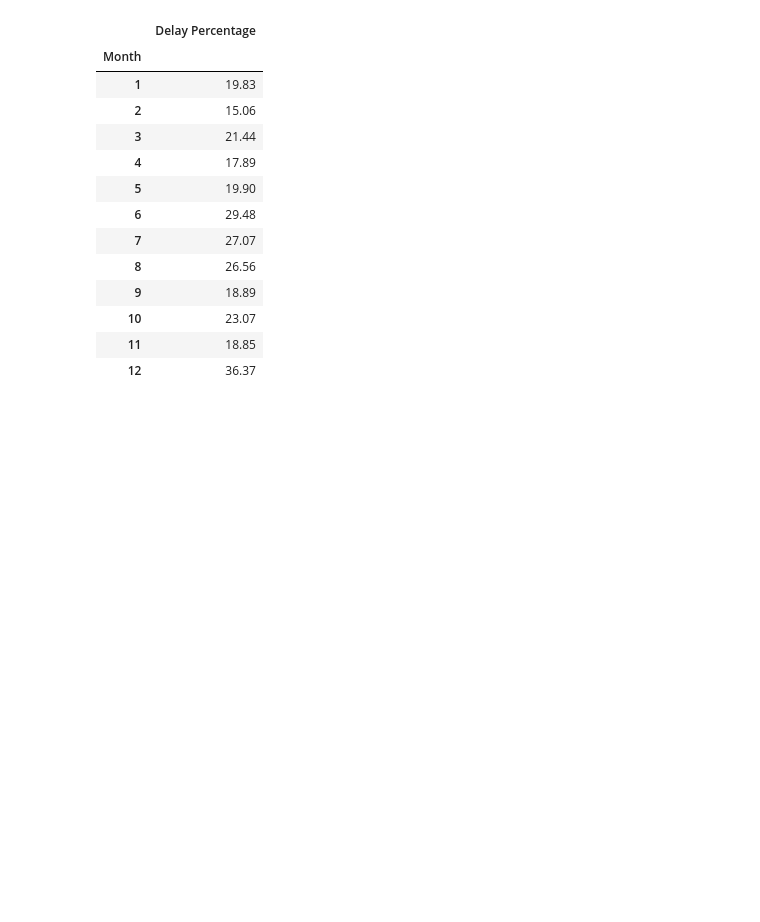
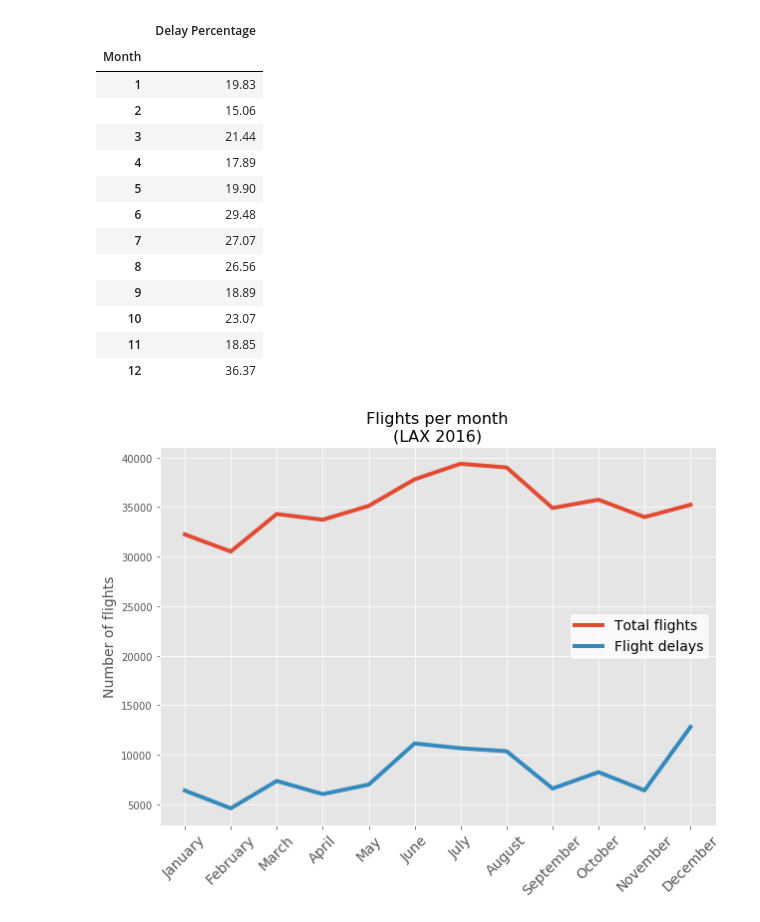
Before and after one commit to phoessel/Analysis-of-DFW-Flight-Delays, a Jupyter notebook: month-frequency/month-freq.ipynb, the cells around one changed output. Drawn from its saved outputs; the diff is of its cells as text; code cells hidden in the pictures; blank space fills up the shorter version.

```diff
--- a/month-frequency/month-freq.ipynb
+++ b/month-frequency/month-freq.ipynb
@@ -85,6 +85,26 @@ perc_delays
 | 10 | 23.07 |
 | 11 | 18.85 |
 | 12 | 36.37 |
+# %%
+x_axis = np.arange(0,12,1)
+y_axis = np.arange(3,14,1)
+months = calendar.month_name[1:13]
+
+plt.figure(figsize=(10,7))
+plt.plot(x_axis, total_flights['Total Flights'], label='Total flights', linewidth=4)
+plt.plot(x_axis, total_delays['AllDelays'], label='Flight delays', linewidth=4)
+
+plt.xticks(x_axis, months, rotation=45, size=14)
+#plt.yticks(np.arange(3000, 14000, 1000), y_axis)
+plt.ylabel('Number of flights', size=14)
+plt.title('Flights per month\n(LAX 2016)', size=16)
+legend = plt.legend(loc=5, fontsize=14)
+frame = legend.get_frame()
+frame.set_facecolor('1')
+plt.savefig('images/flights_per_month.png', bbox_inches='tight')
+plt.show()
+# %% [output]
+[figure, added]
 # %%
 x_axis = np.arange(0,12,1)
 y_axis = np.arange(3,14,1)
```
Also changed, not shown: parts of 1 cell of this notebook.
